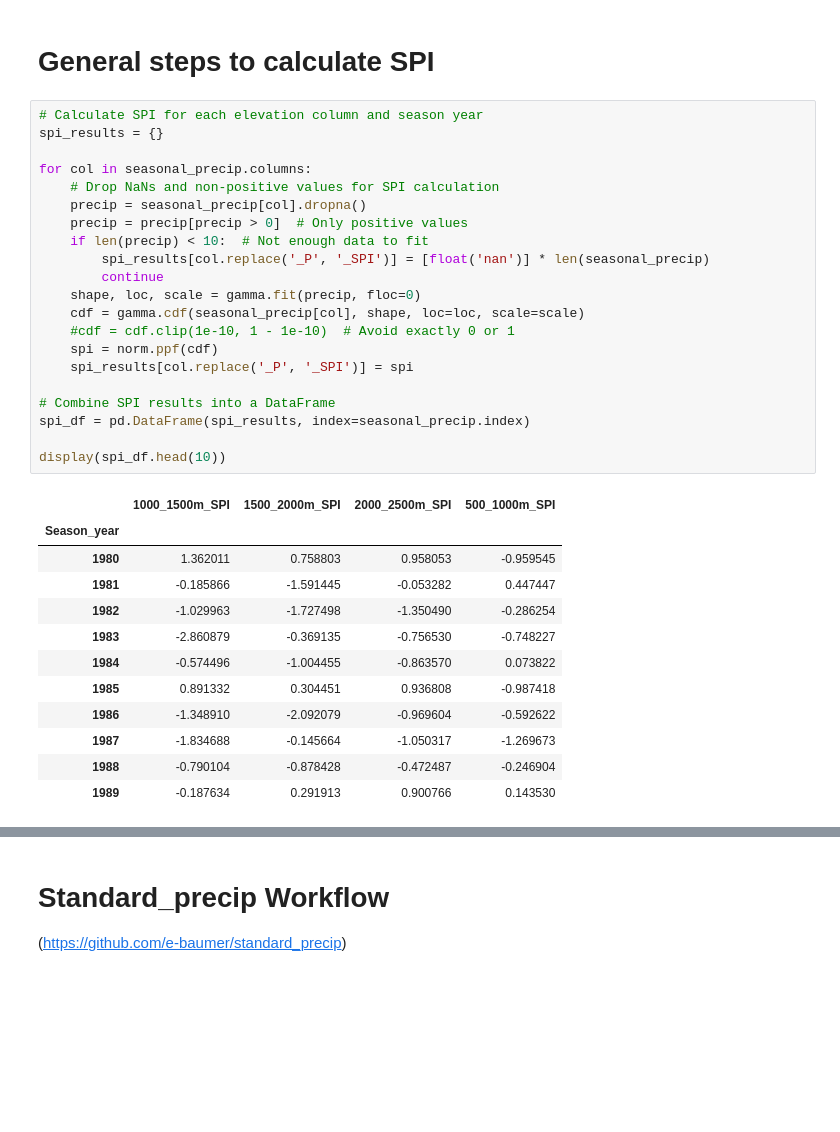
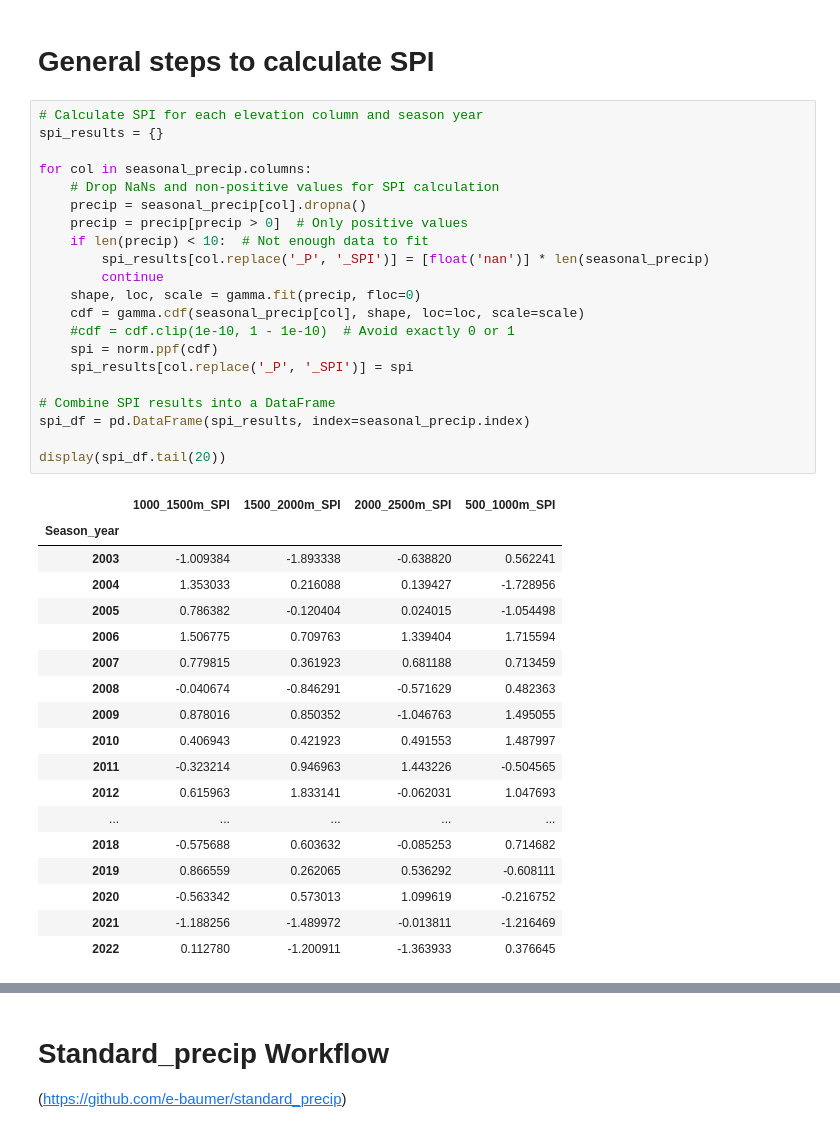
Before and after one commit to hasithajayamaha/snowdroughtindex-main, a Jupyter notebook: notebooks/workflows/5_SPI_wrokflow.ipynb, the cells around one changed output, grey strips where cells are left out. Saved outputs shown, nothing was run; the diff lists cells and outputs as text; blank space fills up the shorter version.

```diff
--- a/notebooks/workflows/5_SPI_wrokflow.ipynb
+++ b/notebooks/workflows/5_SPI_wrokflow.ipynb
@@ -170,37 +166,43 @@ display(seasonal_precip)
 # %%
 # Calculate SPI for each elevation column and season year
 spi_results = {}
 
 for col in seasonal_precip.columns:
     # Drop NaNs and non-positive values for SPI calculation
     precip = seasonal_precip[col].dropna()
     precip = precip[precip > 0]  # Only positive values
     if len(precip) < 10:  # Not enough data to fit
         spi_results[col.replace('_P', '_SPI')] = [float('nan')] * len(seasonal_precip)
         continue
     shape, loc, scale = gamma.fit(precip, floc=0)
     cdf = gamma.cdf(seasonal_precip[col], shape, loc=loc, scale=scale)
     #cdf = cdf.clip(1e-10, 1 - 1e-10)  # Avoid exactly 0 or 1
     spi = norm.ppf(cdf)
     spi_results[col.replace('_P', '_SPI')] = spi
 
 # Combine SPI results into a DataFrame
 spi_df = pd.DataFrame(spi_results, index=seasonal_precip.index)
 
-display(spi_df.head(10))
+display(spi_df.tail(20))
 # %% [output]
 |  | 1000_1500m_SPI | 1500_2000m_SPI | 2000_2500m_SPI | 500_1000m_SPI |
 | Season_year |  |  |  |  |
-| 1980 | 1.362011 | 0.758803 | 0.958053 | -0.959545 |
-| 1981 | -0.185866 | -1.591445 | -0.053282 | 0.447447 |
-| 1982 | -1.029963 | -1.727498 | -1.350490 | -0.286254 |
-| 1983 | -2.860879 | -0.369135 | -0.756530 | -0.748227 |
-| 1984 | -0.574496 | -1.004455 | -0.863570 | 0.073822 |
-| 1985 | 0.891332 | 0.304451 | 0.936808 | -0.987418 |
-| 1986 | -1.348910 | -2.092079 | -0.969604 | -0.592622 |
-| 1987 | -1.834688 | -0.145664 | -1.050317 | -1.269673 |
-| 1988 | -0.790104 | -0.878428 | -0.472487 | -0.246904 |
-| 1989 | -0.187634 | 0.291913 | 0.900766 | 0.143530 |
+| 2003 | -1.009384 | -1.893338 | -0.638820 | 0.562241 |
+| 2004 | 1.353033 | 0.216088 | 0.139427 | -1.728956 |
+| 2005 | 0.786382 | -0.120404 | 0.024015 | -1.054498 |
+| 2006 | 1.506775 | 0.709763 | 1.339404 | 1.715594 |
+| 2007 | 0.779815 | 0.361923 | 0.681188 | 0.713459 |
+| 2008 | -0.040674 | -0.846291 | -0.571629 | 0.482363 |
+| 2009 | 0.878016 | 0.850352 | -1.046763 | 1.495055 |
+| 2010 | 0.406943 | 0.421923 | 0.491553 | 1.487997 |
+| 2011 | -0.323214 | 0.946963 | 1.443226 | -0.504565 |
+| 2012 | 0.615963 | 1.833141 | -0.062031 | 1.047693 |
+| ... | ... | ... | ... | ... |
+| 2018 | -0.575688 | 0.603632 | -0.085253 | 0.714682 |
+| 2019 | 0.866559 | 0.262065 | 0.536292 | -0.608111 |
+| 2020 | -0.563342 | 0.573013 | 1.099619 | -0.216752 |
+| 2021 | -1.188256 | -1.489972 | -0.013811 | -1.216469 |
+| 2022 | 0.112780 | -1.200911 | -1.363933 | 0.376645 |
 # %%
 # Plot all SPI columns from spi_df on the same graph for comparison
 plt.figure(figsize=(14, 6))
```
Also changed, not shown: parts of 14 cells of this notebook, 3 other files.
